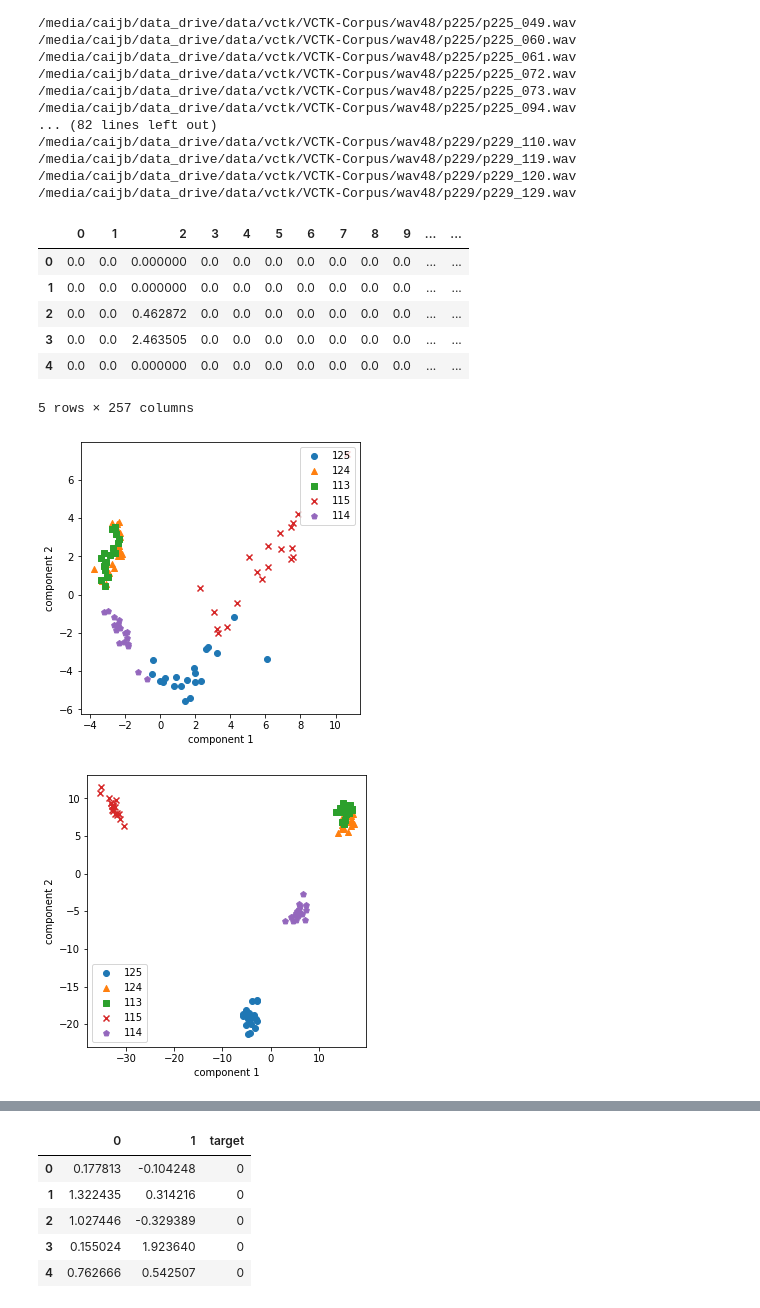
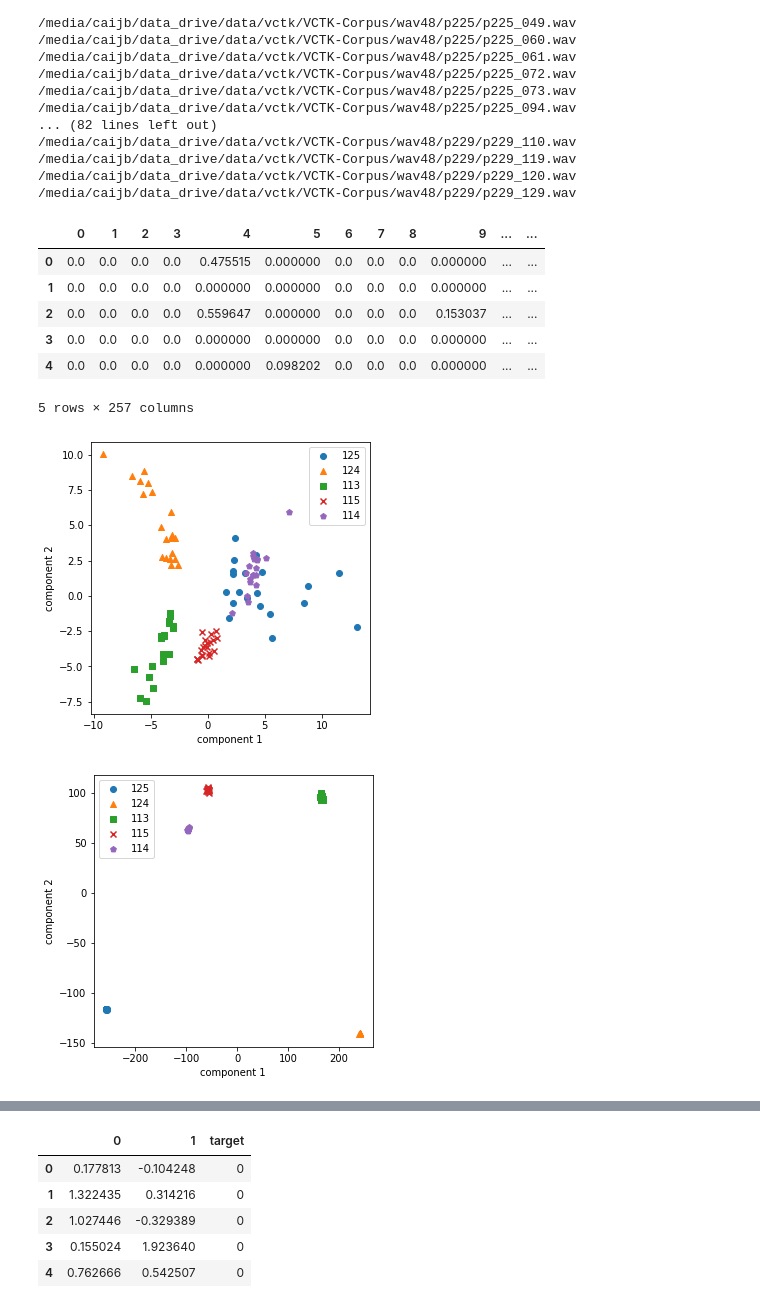
Before and after one commit to johnny9696/glow-tts, a Jupyter notebook: Speaker_Encoder/inference_lstm_ge2e.ipynb, the cells around one changed output, grey strips where cells are left out. Drawn from its saved outputs; the diff is of its cells as text; code cells hidden in the pictures.

```diff
--- a/Speaker_Encoder/inference_lstm_ge2e.ipynb
+++ b/Speaker_Encoder/inference_lstm_ge2e.ipynb
@@ -35,7 +35,7 @@ def audio_processing(audio_path, hps):
         mel_padded[:, :, :frames] = melspec[:, :frames]
     return mel_padded/torch.max(mel_padded)
 # %%
-saved_model_path = "/media/caijb/data_drive/GE2E/log/LSTM512/"
+saved_model_path = "/media/caijb/data_drive/GE2E/log/LSTM512_s/"
 config_path = os.path.join(saved_model_path, "config.json")
 with open(config_path,"r") as f:
         data = f.read()
@@ -44,7 +44,7 @@ hps = utils.HParams(**config)
 
 
 #checkpoint_path = utils.latest_checkpoint_path(saved_model_path)
-checkpoint_path = os.path.join(saved_model_path, 'EMB_1800.pth')
+checkpoint_path = os.path.join(saved_model_path, 'EMB_590.pth')
 CAC = model(input_size= hps.data.n_mel_channels, hidden_size= hps.model.l_hidden , embedding_size = hps.model.embedding_size , num_layers=hps.model.num_layers)
 CAC, _, _, _ = utils.load_checkpoint(checkpoint_path, CAC)
 # %% [output]
@@ -97,11 +97,11 @@ import matplotlib.pyplot as plt
 df.head()
 # %% [output]
 |  | 0 | 1 | 2 | 3 | 4 | 5 | 6 | 7 | 8 | 9 | ... | ... |
-| 0 | 0.0 | 0.0 | 0.000000 | 0.0 | 0.0 | 0.0 | 0.0 | 0.0 | 0.0 | 0.0 | ... | ... |
-| 1 | 0.0 | 0.0 | 0.000000 | 0.0 | 0.0 | 0.0 | 0.0 | 0.0 | 0.0 | 0.0 | ... | ... |
-| 2 | 0.0 | 0.0 | 0.462872 | 0.0 | 0.0 | 0.0 | 0.0 | 0.0 | 0.0 | 0.0 | ... | ... |
-| 3 | 0.0 | 0.0 | 2.463505 | 0.0 | 0.0 | 0.0 | 0.0 | 0.0 | 0.0 | 0.0 | ... | ... |
-| 4 | 0.0 | 0.0 | 0.000000 | 0.0 | 0.0 | 0.0 | 0.0 | 0.0 | 0.0 | 0.0 | ... | ... |
+| 0 | 0.0 | 0.0 | 0.0 | 0.0 | 0.475515 | 0.000000 | 0.0 | 0.0 | 0.0 | 0.000000 | ... | ... |
+| 1 | 0.0 | 0.0 | 0.0 | 0.0 | 0.000000 | 0.000000 | 0.0 | 0.0 | 0.0 | 0.000000 | ... | ... |
+| 2 | 0.0 | 0.0 | 0.0 | 0.0 | 0.559647 | 0.000000 | 0.0 | 0.0 | 0.0 | 0.153037 | ... | ... |
+| 3 | 0.0 | 0.0 | 0.0 | 0.0 | 0.000000 | 0.000000 | 0.0 | 0.0 | 0.0 | 0.000000 | ... | ... |
+| 4 | 0.0 | 0.0 | 0.0 | 0.0 | 0.000000 | 0.098202 | 0.0 | 0.0 | 0.0 | 0.000000 | ... | ... |
 5 rows × 257 columns
 # %%
 y = df[[256]]
@@ -151,7 +151,7 @@ plt.xlabel('component 1')
 plt.ylabel('component 2')
 plt.show()
 # %% [output]
-[figure, old version]
+[figure, new version]
 # %%
 from sklearn.discriminant_analysis import LinearDiscriminantAnalysis
 lda= LinearDiscriminantAnalysis(n_components =2)
@@ -164,17 +164,17 @@ x_lda['target'] = y
 # %%
 fig = plt.figure(figsize=(5,5))
 #ax = fig.gca(projection='3d')
 for i, marker in enumerate(markers) :
     x_axis = x_lda[x_lda['target']==i][0]
     y_axis = x_lda[x_lda['target']==i][1]
     plt.scatter(x_axis,y_axis, marker=marker, label = name[i])
 
-plt.legend(loc='lower left')
+plt.legend(loc='upper left')
 plt.xlabel('component 1')
 plt.ylabel('component 2')
 plt.show()
 # %% [output]
-[figure, old version]
+[figure, new version]
 # %%
 df_new = pd.read_csv("./result_unseen.csv")
 df_key =df_new.keys()
```
Also changed, not shown: parts of 1 cell of this notebook, 13 other files.
